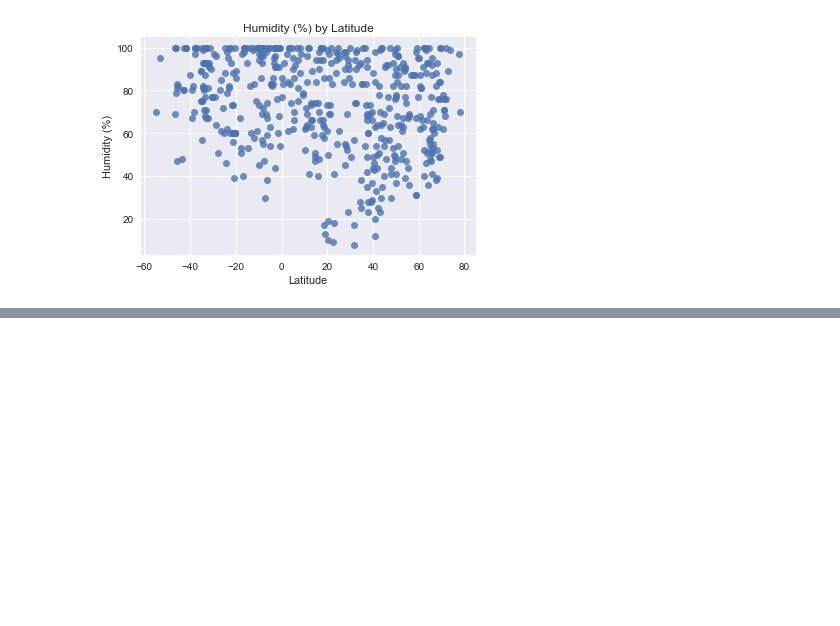
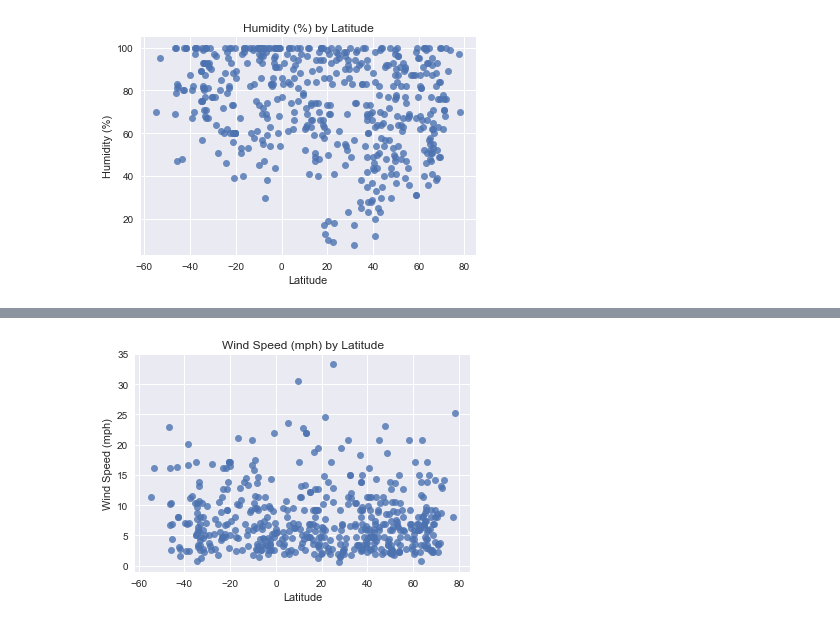
Before and after one commit to BLKOPL/PythonAPIs, a Jupyter notebook: WeatherPy.ipynb, the cells around one changed output, grey strips where cells are left out. Saved outputs shown, nothing was run; the diff lists cells and outputs as text; code cells hidden in the pictures; blank space fills up the shorter version.

```diff
--- a/WeatherPy.ipynb
+++ b/WeatherPy.ipynb
@@ -161,0 +176,14 @@ plt.show()
+# %%
+# Build a scatter plot City Latitude vs. Wind Speed
+sns.set_style('ticks')
+sns.set(style="darkgrid")
+fig, ax = plt.subplots()
+p = sns.regplot(x="Latitude", y="Wind Speed (mph)", data=cities_df, fit_reg=False).set_title('Wind Speed (mph) by Latitude')
+
+# Save the figure
+plt.savefig("Output/lat_v_wind.png")
+
+# Show plot
+plt.show()
+# %% [output]
+[figure, added]
```
Also changed, not shown: parts of 1 cell of this notebook, 1 other file.
